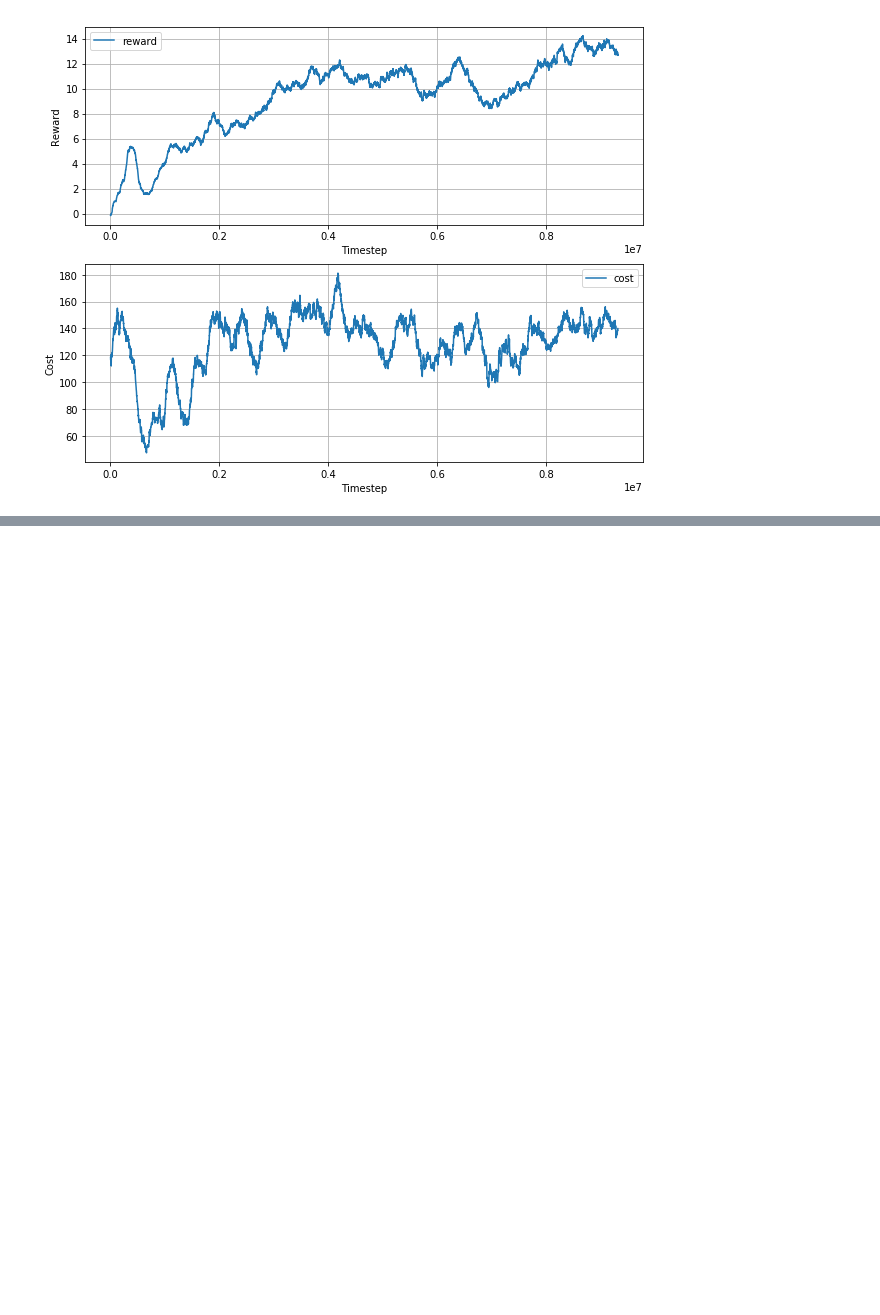
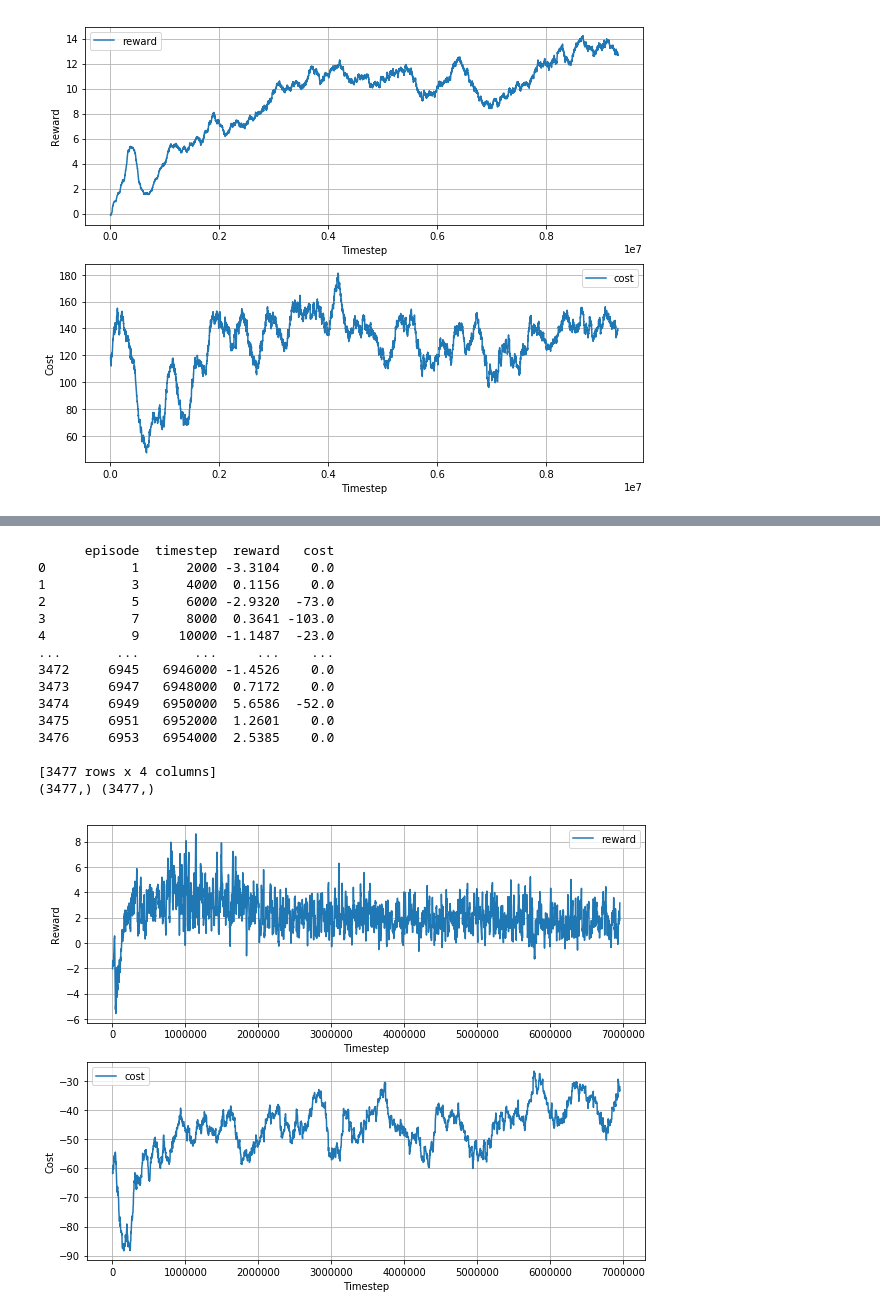
Before and after one commit to quantumiracle/safety_rl, a Jupyter notebook: plot.ipynb, the cells around one changed output, grey strips where cells are left out. Cells and saved outputs as stored; diff of their text form; code cells hidden in the pictures; blank space fills up the shorter version.

```diff
--- a/plot.ipynb
+++ b/plot.ipynb
@@ -126,0 +216,43 @@ FileNotFoundError: [Errno 2] No such file or directory: './data/Safexp-PointGoal
+# %%
+import pandas as pd
+
+env_name = "Safexp-PointGoal1-v0"
+num = 3
+data_file_path = f'./log/{env_name}/safe_PPO_{env_name}_log_{num}.csv'
+data = pd.read_csv(data_file_path)
+data = pd.DataFrame(data)
+print(data)
+print(data['reward'].shape, data['timestep'].shape)
+
+fig, axs = plt.subplots(2, figsize=(10,8))
+
+axs[0].plot(np.array(data['timestep']), smooth(data['reward'], radius=2), label='reward')
+axs[0].set_xlabel('Timestep')
+axs[0].set_ylabel('Reward')
+axs[0].legend()
+axs[0].grid()
+
+axs[1].plot(np.array(data['timestep']), smooth(data['cost'], radius=50), label='cost')
+axs[1].set_xlabel('Timestep')
+axs[1].set_ylabel('Cost')
+axs[1].legend()
+axs[1].grid()
+
+plt.savefig('img/{env_name}_safe_ppo{num}.pdf')
+# %% [output]
+      episode  timestep  reward   cost
+0           1      2000 -3.3104    0.0
+1           3      4000  0.1156    0.0
+2           5      6000 -2.9320  -73.0
+3           7      8000  0.3641 -103.0
+4           9     10000 -1.1487  -23.0
+...       ...       ...     ...    ...
+3472     6945   6946000 -1.4526    0.0
+3473     6947   6948000  0.7172    0.0
+3474     6949   6950000  5.6586  -52.0
+3475     6951   6952000  1.2601    0.0
+3476     6953   6954000  2.5385    0.0
+
+[3477 rows x 4 columns]
+(3477,) (3477,)
+[figure, added]
```
Also changed, not shown: parts of 9 cells of this notebook, 45 other files.
